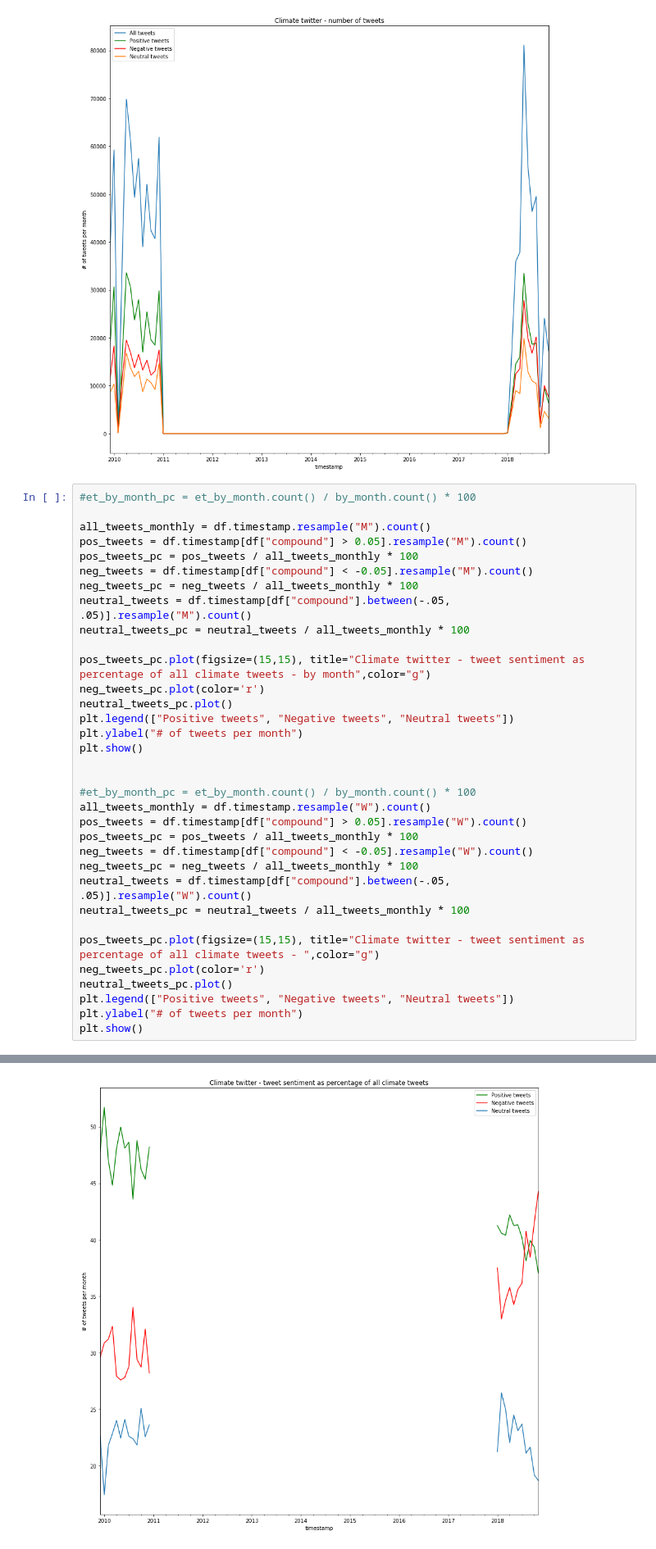
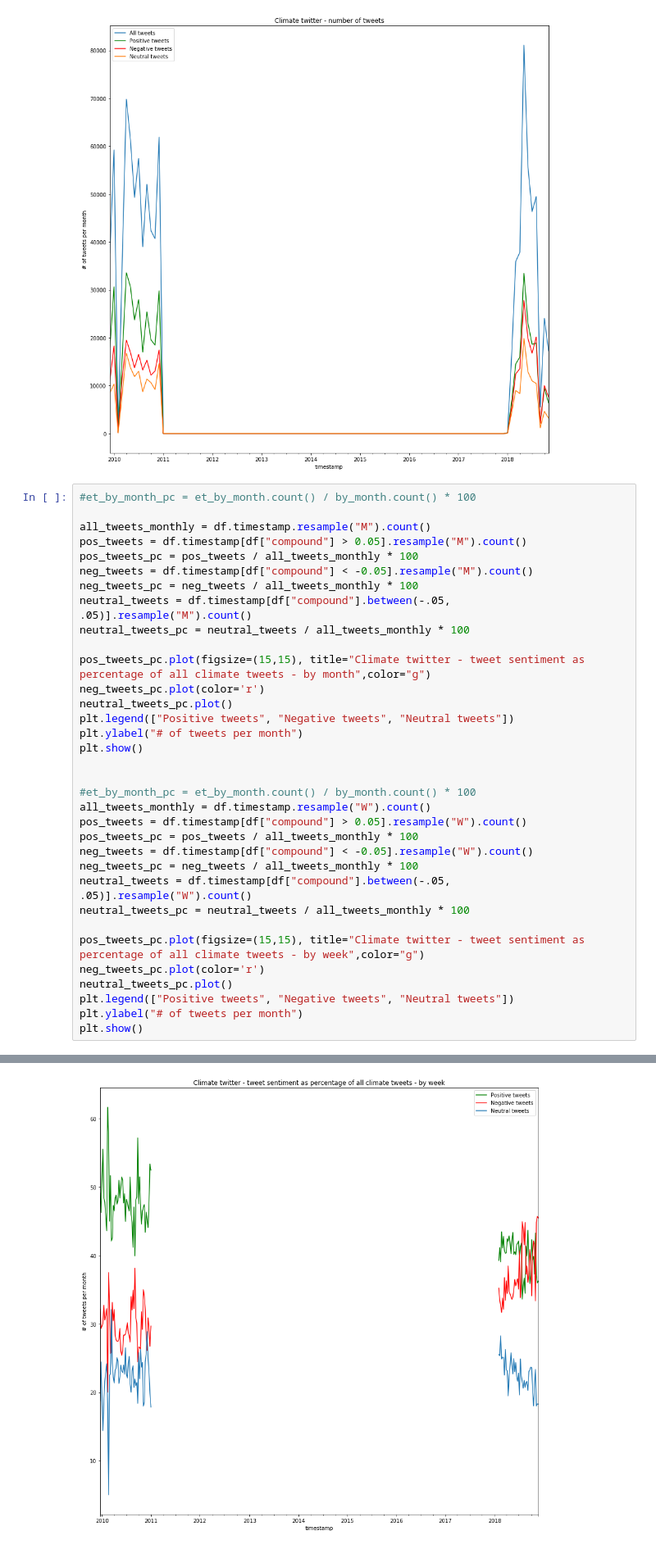
Before and after one commit to UoA-eResearch/twitter_analysis, a Jupyter notebook: global-climate-plot.ipynb, the cells around one changed output, grey strips where cells are left out. Shown: that part at 82% size. Drawn from its saved outputs; the diff is of its cells as text.

Commit message:
Fix graph for weekly tweet sentiment

```diff
--- a/global-climate-plot.ipynb
+++ b/global-climate-plot.ipynb
@@ -92,7 +92,7 @@ neg_tweets_pc = neg_tweets / all_tweets_monthly * 100
 neutral_tweets = df.timestamp[df["compound"].between(-.05, .05)].resample("W").count()
 neutral_tweets_pc = neutral_tweets / all_tweets_monthly * 100
 
-pos_tweets_pc.plot(figsize=(15,15), title="Climate twitter - tweet sentiment as percentage of all climate tweets - ",color="g")
+pos_tweets_pc.plot(figsize=(15,15), title="Climate twitter - tweet sentiment as percentage of all climate tweets - by week",color="g")
 neg_tweets_pc.plot(color='r')
 neutral_tweets_pc.plot()
 plt.legend(["Positive tweets", "Negative tweets", "Neutral tweets"])
@@ -103,4 +103,4 @@ plt.show()
-[figure, old version]
+[figure, new version]
 # %%
 df.timestamp.resample("M").count().plot(figsize=(15,15), title="Climate twitter - sentiment percentages")
 df.timestamp[df["compound"] > 0.05].resample("M").count().plot(color='g')
```
Also changed, not shown: parts of 1 cell of this notebook.
